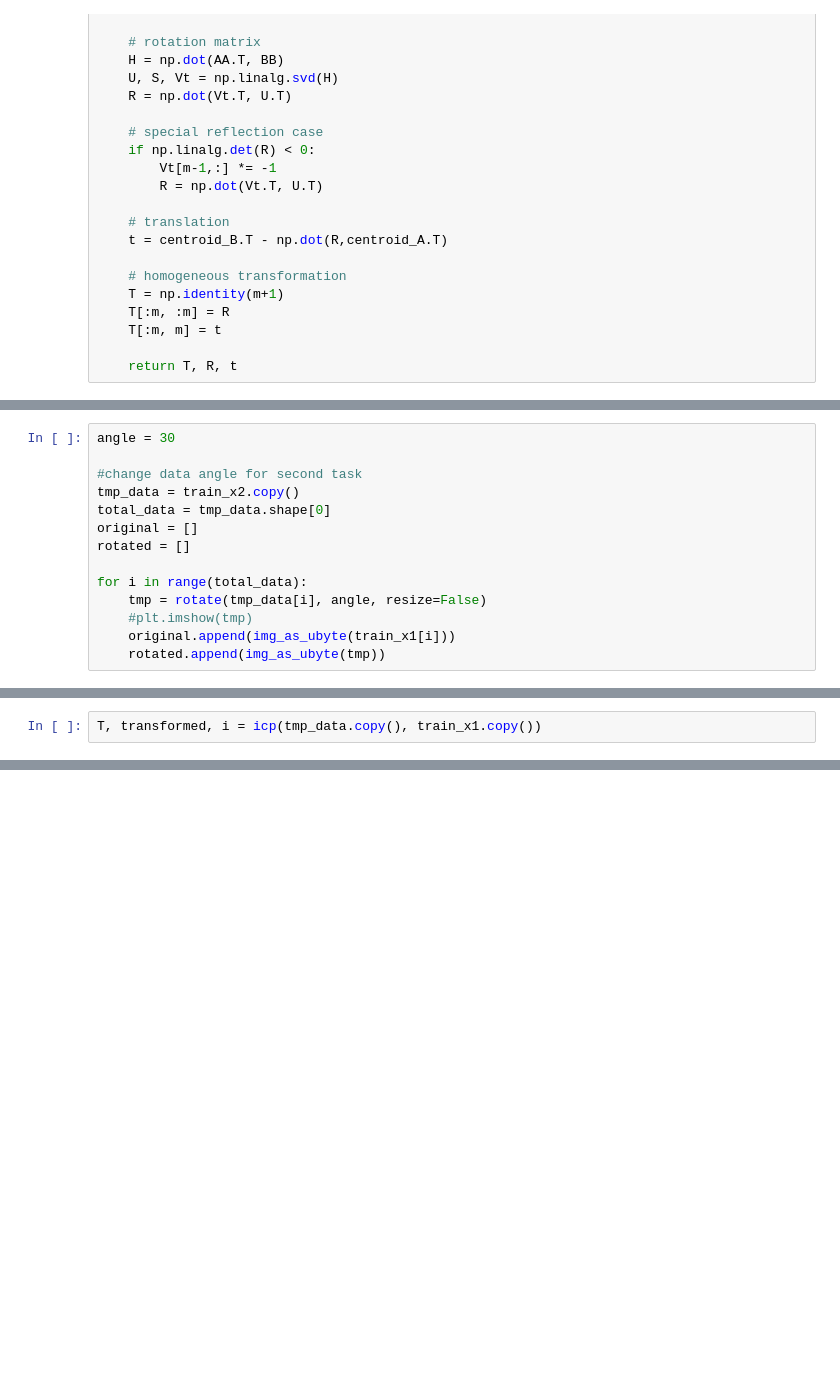
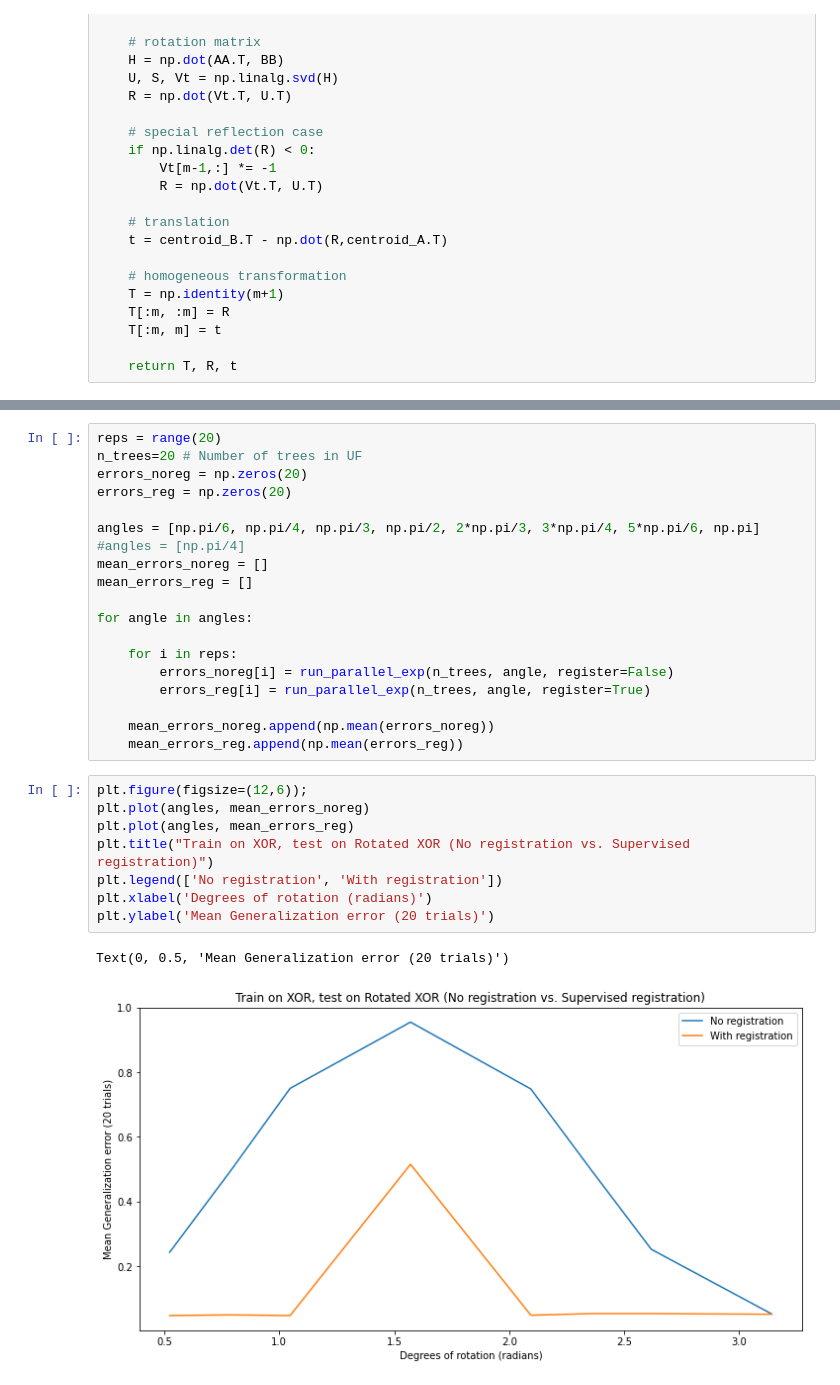
Before and after one commit to ykobaya9/ndd-links, a Jupyter notebook: Point_Set_DA.ipynb, the cells around one changed output, grey strips where cells are left out. Cells and saved outputs as stored; diff of their text form; blank space fills up the shorter version.

```diff
--- a/Point_Set_DA.ipynb
+++ b/Point_Set_DA.ipynb
@@ -296,14 +269,0 @@ train_x1, train_y1, train_x2, train_y2, test_x, test_y = cross_val_data(data_x,
-# %%
-angle = 30
-
-#change data angle for second task
-tmp_data = train_x2.copy()
-total_data = tmp_data.shape[0]
-original = []
-rotated = []
-
-for i in range(total_data):
-    tmp = rotate(tmp_data[i], angle, resize=False)
-    #plt.imshow(tmp)
-    original.append(img_as_ubyte(train_x1[i]))
-    rotated.append(img_as_ubyte(tmp))
@@ -326,2 +269,0 @@ tmp_data = tmp_data.reshape((tmp_data.shape[0], tmp_data.shape[1] * tmp_data.sha
-# %%
-T, transformed, i = icp(tmp_data.copy(), train_x1.copy())
@@ -349,0 +344,30 @@ reshaped_regist = np.reshape(post_regist, (2500, 28, 28))
+# %%
+reps = range(20)
+n_trees=20 # Number of trees in UF
+errors_noreg = np.zeros(20)
+errors_reg = np.zeros(20)
+
+angles = [np.pi/6, np.pi/4, np.pi/3, np.pi/2, 2*np.pi/3, 3*np.pi/4, 5*np.pi/6, np.pi]
+#angles = [np.pi/4]
+mean_errors_noreg = []
+mean_errors_reg = []
+
+for angle in angles:
+
+    for i in reps:
+        errors_noreg[i] = run_parallel_exp(n_trees, angle, register=False)
+        errors_reg[i] = run_parallel_exp(n_trees, angle, register=True)
+
+    mean_errors_noreg.append(np.mean(errors_noreg))
+    mean_errors_reg.append(np.mean(errors_reg))
+# %%
+plt.figure(figsize=(12,6));
+plt.plot(angles, mean_errors_noreg)
+plt.plot(angles, mean_errors_reg)
+plt.title("Train on XOR, test on Rotated XOR (No registration vs. Supervised registration)")
+plt.legend(['No registration', 'With registration'])
+plt.xlabel('Degrees of rotation (radians)')
+plt.ylabel('Mean Generalization error (20 trials)')
+# %% [output]
+Text(0, 0.5, 'Mean Generalization error (20 trials)')
+[figure, added]
```
Also changed, not shown: parts of 15 cells of this notebook.
